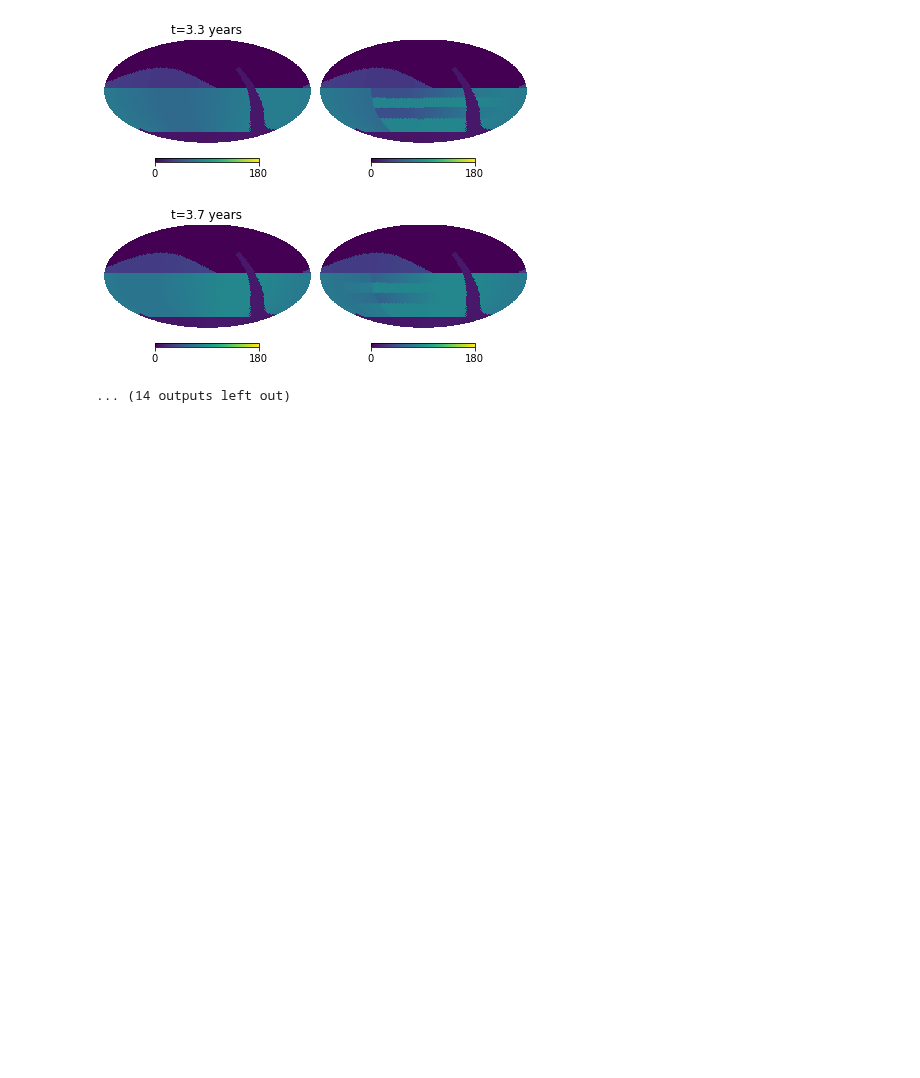
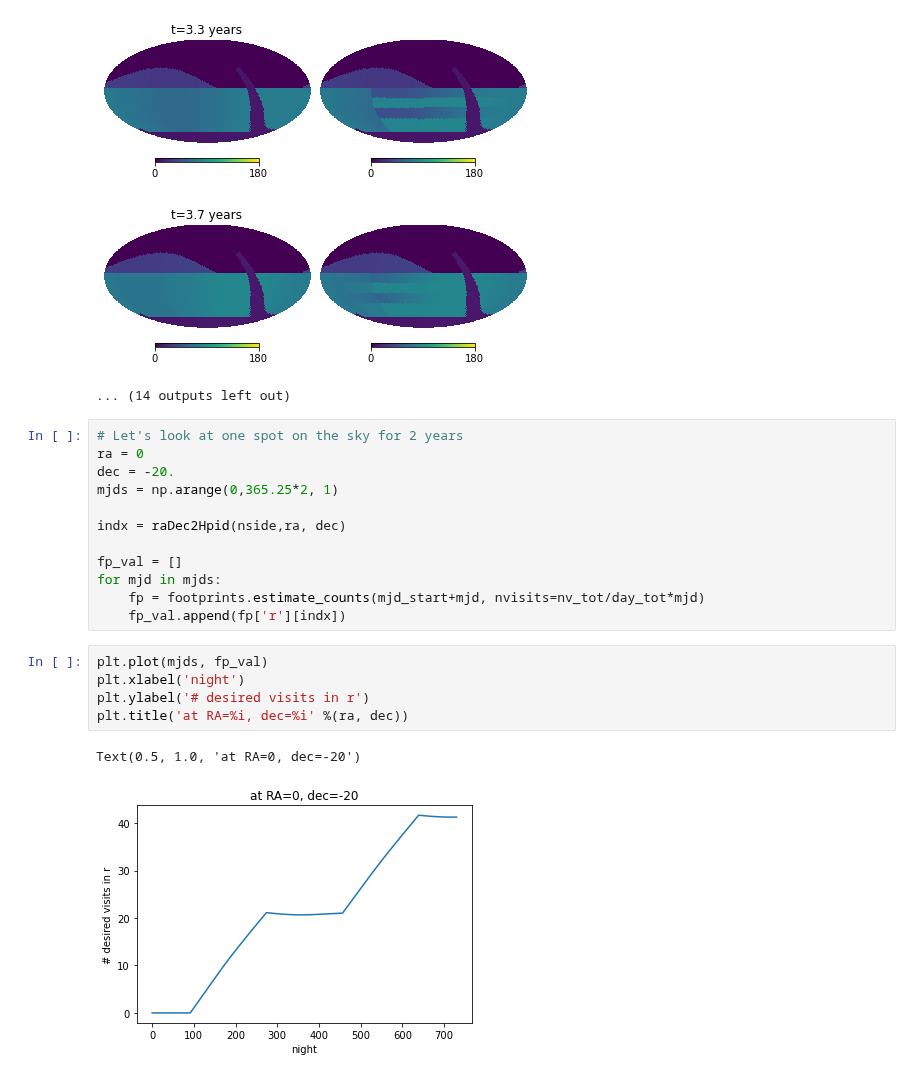
Before and after one commit to yoachim/21_Scratch, a Jupyter notebook: rolling_explainer/footprint_object_explain.ipynb, the cells around one changed output. Drawn from its saved outputs; the diff is of its cells as text; blank space fills up the shorter version.

Commit message:
footprint illustrating

```diff
--- a/rolling_explainer/footprint_object_explain.ipynb
+++ b/rolling_explainer/footprint_object_explain.ipynb
@@ -86,3 +87,23 @@ for night in nights:
 [figure]
 [figure]
 ... (14 outputs left out)
+# %%
+# Let's look at one spot on the sky for 2 years
+ra = 0
+dec = -20.
+mjds = np.arange(0,365.25*2, 1)
+
+indx = raDec2Hpid(nside,ra, dec)
+
+fp_val = []
+for mjd in mjds:
+    fp = footprints.estimate_counts(mjd_start+mjd, nvisits=nv_tot/day_tot*mjd)
+    fp_val.append(fp['r'][indx])
+# %%
+plt.plot(mjds, fp_val)
+plt.xlabel('night')
+plt.ylabel('# desired visits in r')
+plt.title('at RA=%i, dec=%i' %(ra, dec))
+# %% [output]
+Text(0.5, 1.0, 'at RA=0, dec=-20')
+[figure, added]
```
Also changed, not shown: parts of 1 cell of this notebook, 1 other file.
